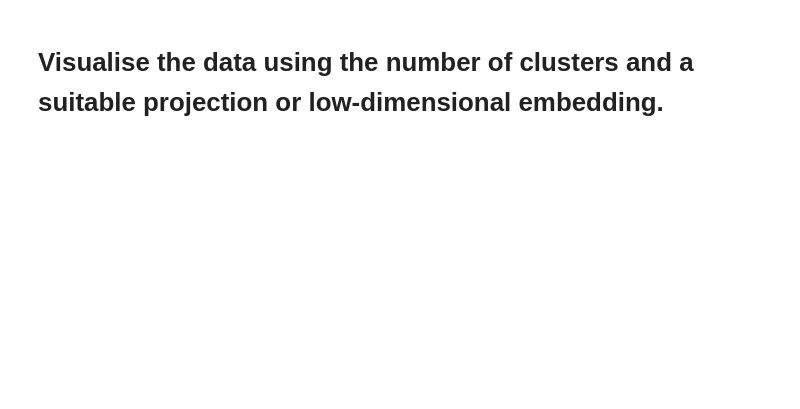
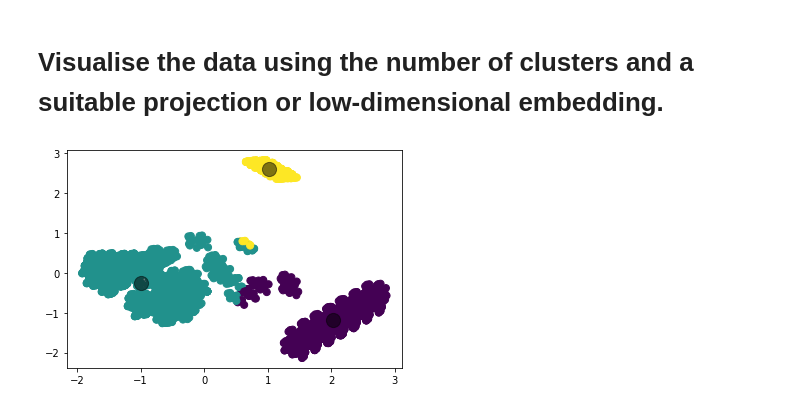
Before and after one commit to Joakimad/TDAT3025-Anvendt-Maskinlaering-med-prosjekt, a Jupyter notebook: oving7/oving7.ipynb, the cells around one changed output. Drawn from its saved outputs; the diff is of its cells as text; code cells hidden in the pictures; blank space fills up the shorter version.

```diff
--- a/oving7/oving7.ipynb
+++ b/oving7/oving7.ipynb
@@ -82,2 +66,12 @@ plt.show()
 # %% [markdown]
 # Visualise the data using the number of clusters and a suitable projection or low-dimensional embedding.
+# %%
+# Found that 3 is the optimal number of clusters
+clusterer = KMeans(n_clusters=3)
+clusterer.fit(X)
+clusterer_labels = clusterer.fit_predict(X)
+plt.scatter(X[:, 0], X[:, 1], c=clusterer_labels, s=50, cmap='viridis')
+centers = clusterer.cluster_centers_
+plt.scatter(centers[:, 0], centers[:, 1], c='black', s=200, alpha=0.5);
+# %% [output]
+[figure, added]
```
Also changed, not shown: parts of 6 cells of this notebook.
